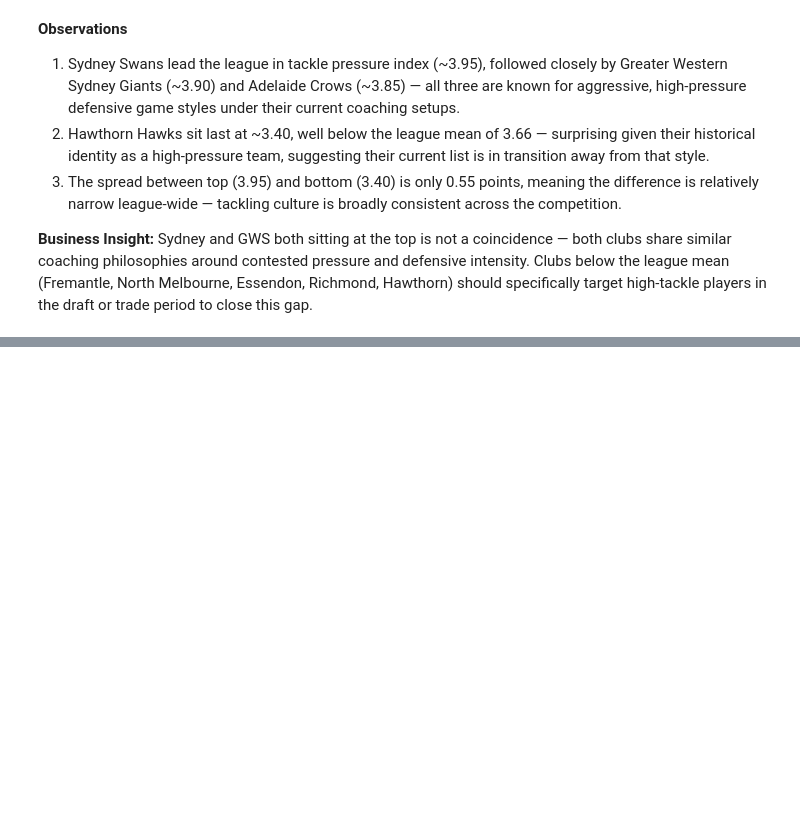
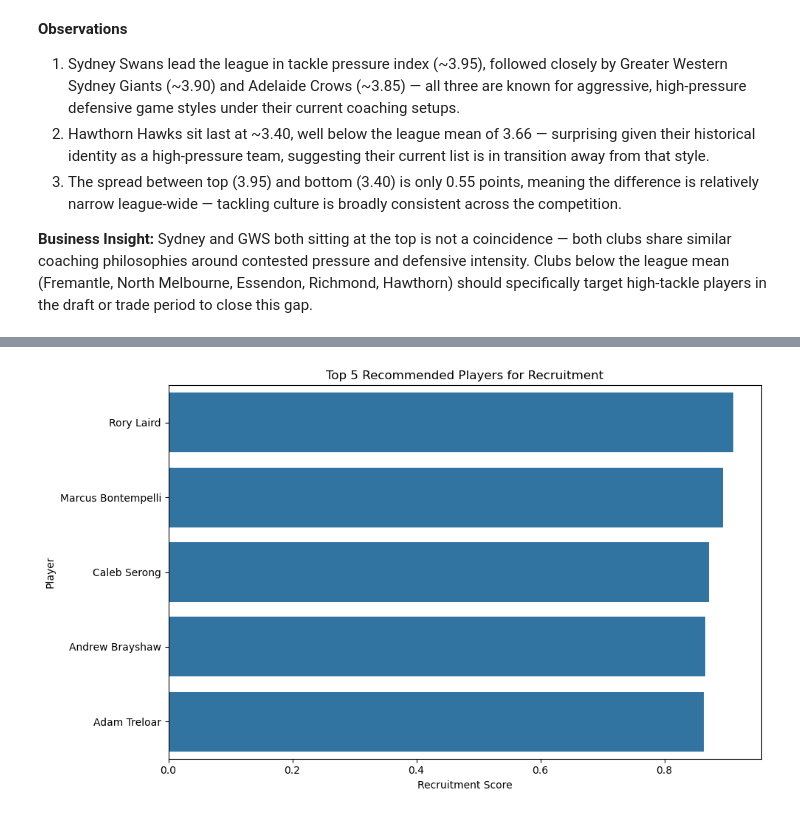
Before and after one commit to Dev-Squad-2-0/rania-shoaib, a Jupyter notebook: Week-2/Day-4/day4_afl_analysis.ipynb, the cells around one changed output, grey strips where cells are left out. Saved outputs shown, nothing was run; the diff lists cells and outputs as text; code cells hidden in the pictures; blank space fills up the shorter version.

```diff
--- a/Week-2/Day-4/day4_afl_analysis.ipynb
+++ b/Week-2/Day-4/day4_afl_analysis.ipynb
@@ -470,0 +739,6 @@ to close this gap.
+# %%
+recruitment['Recruitment_Score'] = (
+    0.50 * recruitment['PI_norm']
+    + 0.30 * recruitment['CV_norm']
+    + 0.20 * recruitment['Trend_norm']
+)
@@ -470,0 +767,17 @@ to close this gap.
+# %%
+top5 = (
+    recruitment
+    .sort_values('Recruitment_Score', ascending=False)
+    .head(5)
+)
+
+top5[
+    [
+        'player_name',
+        'team',
+        'performance_index',
+        'cv',
+        'slope',
+        'Recruitment_Score'
+    ]
+]
@@ -470,0 +791,16 @@ to close this gap.
+# %%
+plt.figure(figsize=(10,6))
+
+sns.barplot(
+    data=top5,
+    x='Recruitment_Score',
+    y='player_name'
+)
+
+plt.title("Top 5 Recommended Players for Recruitment")
+plt.xlabel("Recruitment Score")
+plt.ylabel("Player")
+plt.tight_layout()
+plt.show()
+# %% [output]
+[figure, added]
```
Also changed, not shown: parts of 19 cells of this notebook, 2 other files.
